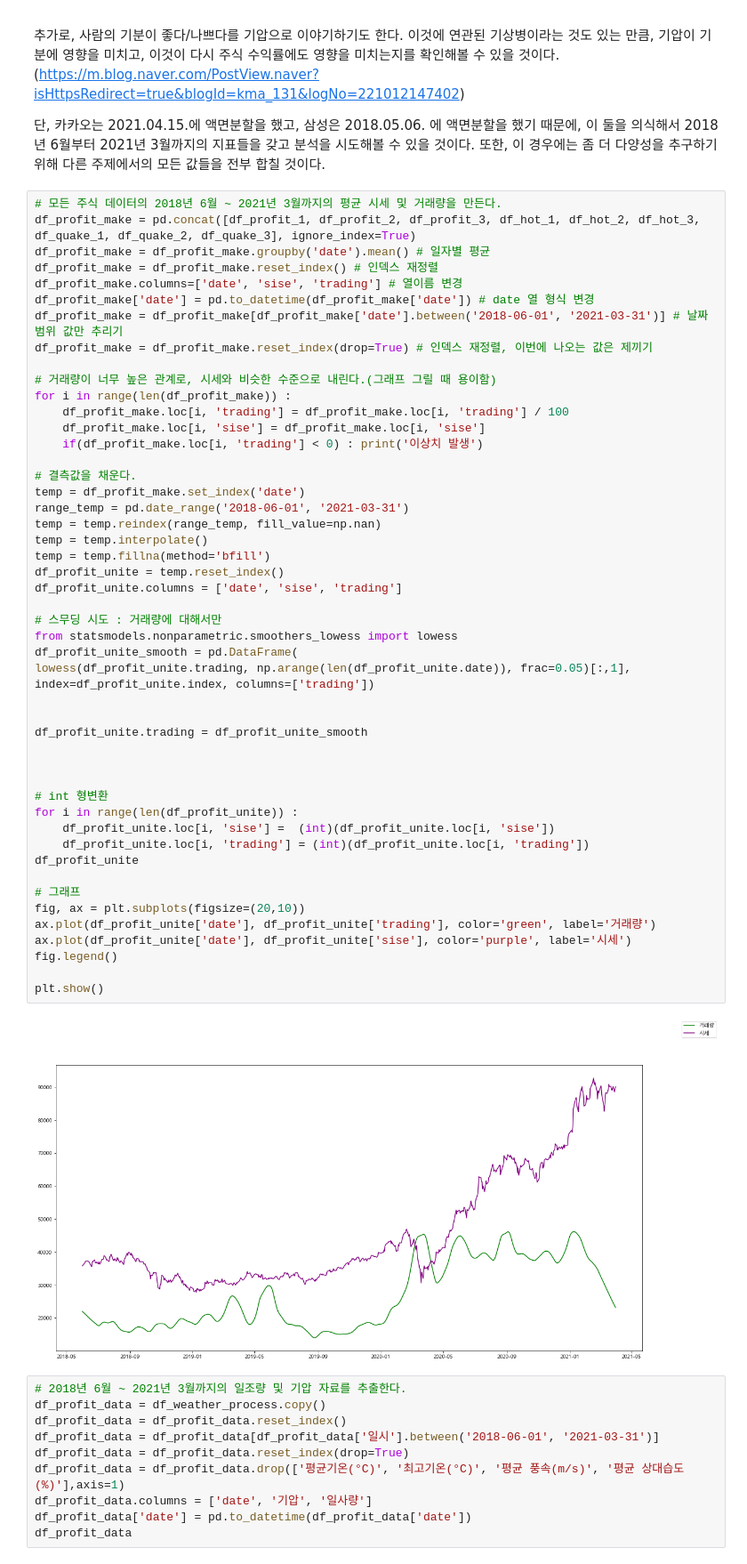
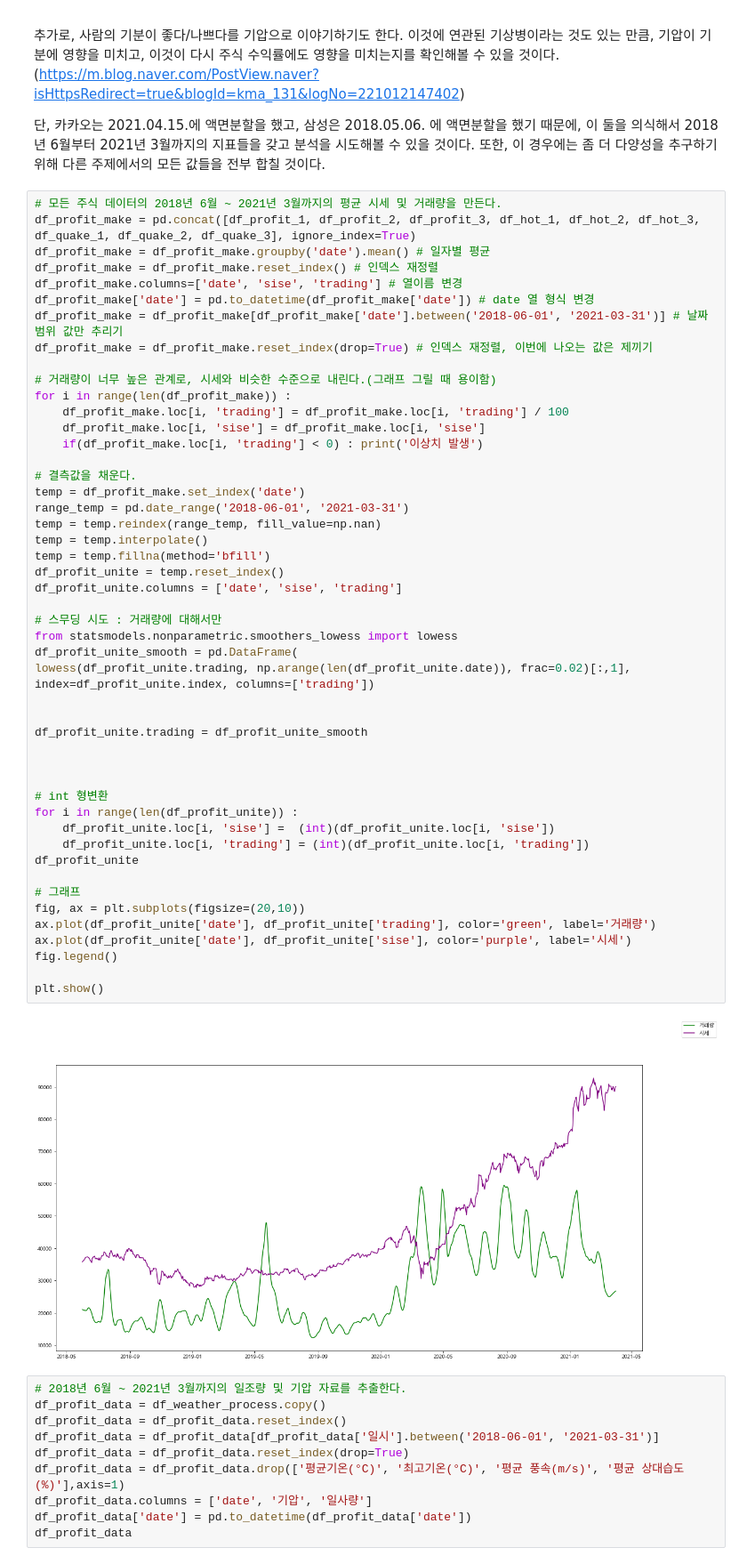
Before and after one commit to lhwlord/Data_Analysis_project, a Jupyter notebook: 프로젝트.ipynb, the cells around one changed output. Shown at 89% size. Drawn from its saved outputs; the diff is of its cells as text.

```diff
--- a/프로젝트.ipynb
+++ b/프로젝트.ipynb
@@ -933,35 +933,35 @@ range_temp = pd.date_range('2018-06-01', '2021-03-31')
 temp = temp.reindex(range_temp, fill_value=np.nan)
 temp = temp.interpolate()
 temp = temp.fillna(method='bfill')
 df_profit_unite = temp.reset_index()
 df_profit_unite.columns = ['date', 'sise', 'trading']
 
 # 스무딩 시도 : 거래량에 대해서만
 from statsmodels.nonparametric.smoothers_lowess import lowess
 df_profit_unite_smooth = pd.DataFrame(
-lowess(df_profit_unite.trading, np.arange(len(df_profit_unite.date)), frac=0.05)[:,1],
+lowess(df_profit_unite.trading, np.arange(len(df_profit_unite.date)), frac=0.02)[:,1],
 index=df_profit_unite.index, columns=['trading'])
 
 
 df_profit_unite.trading = df_profit_unite_smooth
 
 
 
 # int 형변환
 for i in range(len(df_profit_unite)) :
     df_profit_unite.loc[i, 'sise'] =  (int)(df_profit_unite.loc[i, 'sise'])
     df_profit_unite.loc[i, 'trading'] = (int)(df_profit_unite.loc[i, 'trading'])
 df_profit_unite
 
 # 그래프
 fig, ax = plt.subplots(figsize=(20,10))
 ax.plot(df_profit_unite['date'], df_profit_unite['trading'], color='green', label='거래량')
 ax.plot(df_profit_unite['date'], df_profit_unite['sise'], color='purple', label='시세')
 fig.legend()
 
 plt.show()
 # %% [output]
-[figure, old version]
+[figure, new version]
 # %%
 # 2018년 6월 ~ 2021년 3월까지의 일조량 및 기압 자료를 추출한다.
 df_profit_data = df_weather_process.copy()
```
Also changed, not shown: parts of 2 cells of this notebook, 1 other file.
